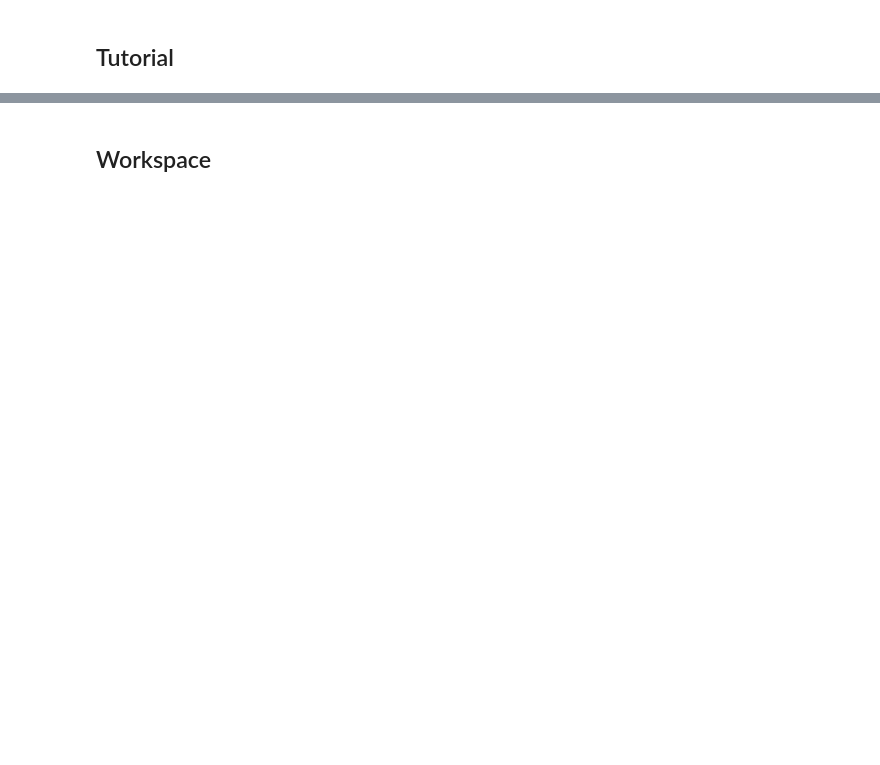
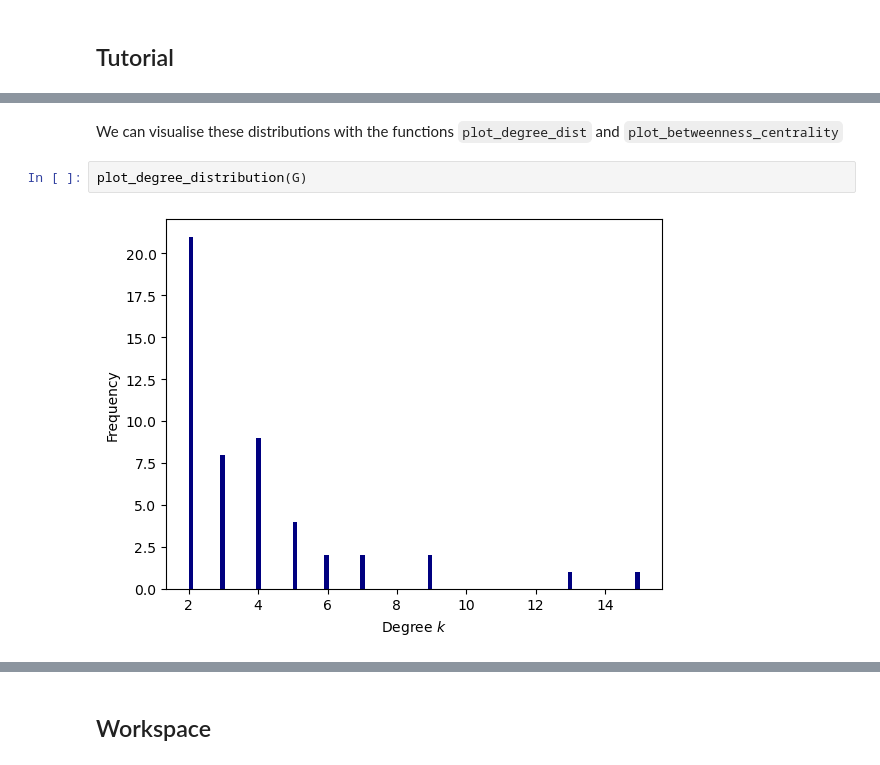
Before and after one commit to katherinehamilton/fractalnetworks, a Jupyter notebook: network-properties.ipynb, the cells around one changed output, grey strips where cells are left out. Cells and saved outputs as stored; diff of their text form; blank space fills up the shorter version.

```diff
--- a/network-properties.ipynb
+++ b/network-properties.ipynb
@@ -19,0 +83,6 @@ Graphs can be read in from the .gml format.
+# %% [markdown]
+We can visualise these distributions with the functions `plot_degree_dist` and `plot_betweenness_centrality`
+# %%
+plot_degree_distribution(G)
+# %% [output]
+[figure, added]
```
Also changed, not shown: parts of 199 cells of this notebook.
